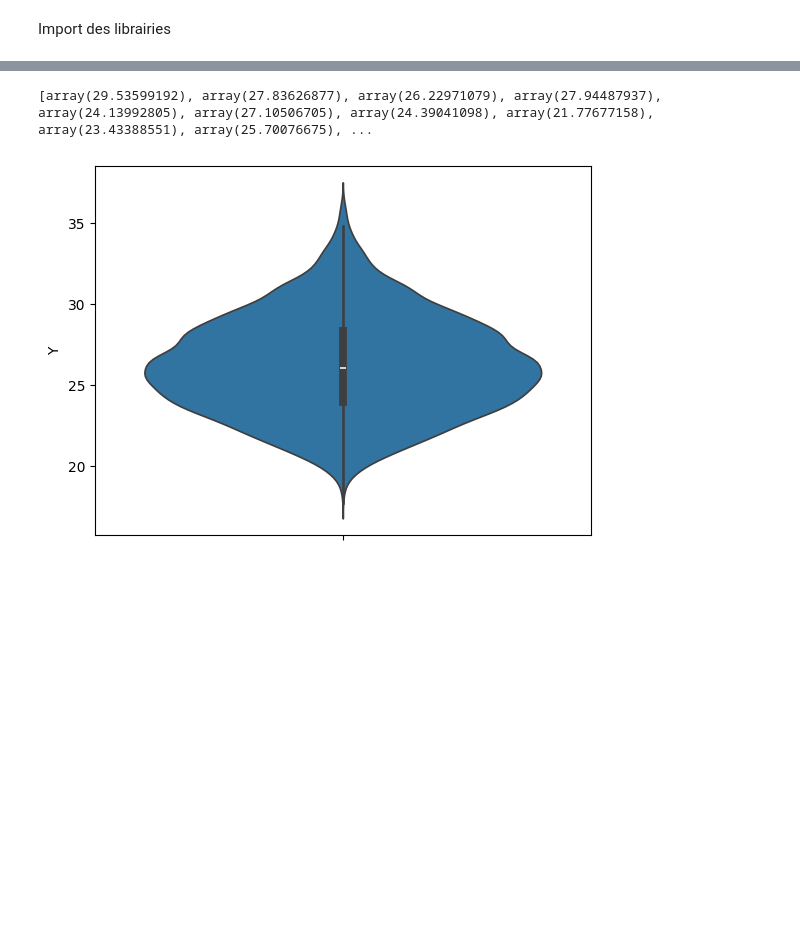
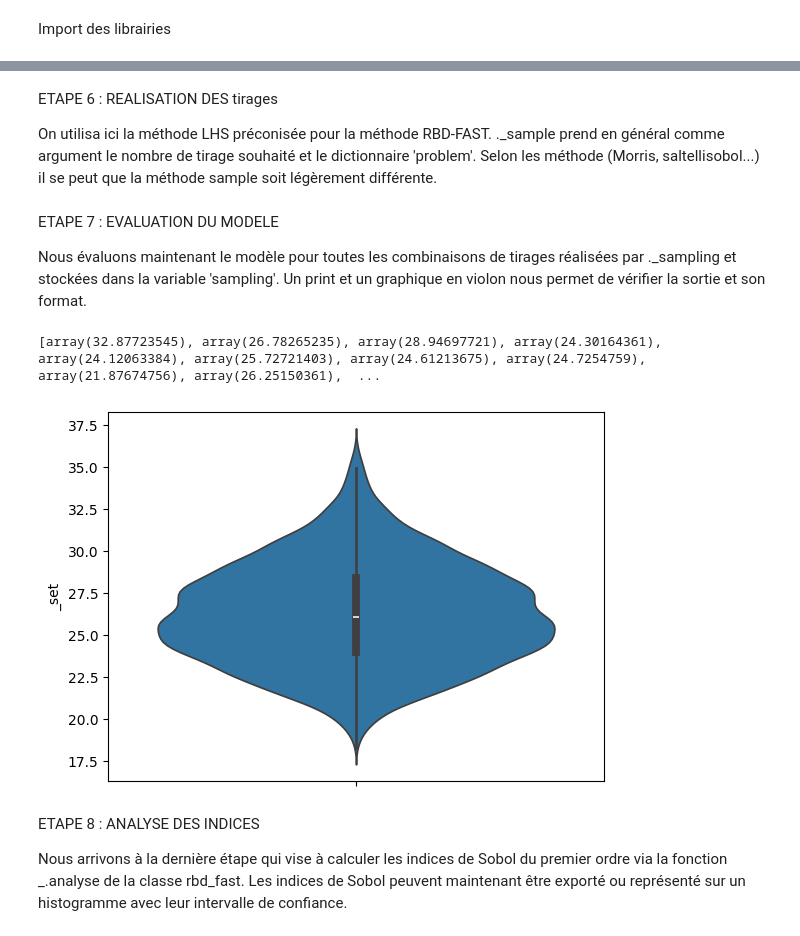
Before and after one commit to Laboratoire-Piment/simurex-atelier-sa, a Jupyter notebook: script_rdbfast/lhs_sobol.ipynb, the cells around one changed output, grey strips where cells are left out. Cells and saved outputs as stored; diff of their text form; code cells hidden in the pictures; blank space fills up the shorter version.

Commit message:
Description des markdown pour simurex

```diff
--- a/script_rdbfast/lhs_sobol.ipynb
+++ b/script_rdbfast/lhs_sobol.ipynb
@@ -47,11 +46,8 @@ def model4sa(tdb,
                         clo=clo,
                         standard="ASHRAE", limit_inputs=False, round=False)
 
-    pts = 0.25 * pythermal['_set'] - 6.03
-    es=1.33
-    l=0.195
-    tsv_se = es * pts
-    tsv_sa = pts/(1+l*pts)
+    pts = 0.25 * pythermal['_set'] - 6.03 # calcul de la predicted thermal sensation, non disponible dans la librairie Pythermalcomfort
+
 
     return {"_set": pythermal['_set'],
                     "et":pythermal['et'],
@@ -64,5 +60,4 @@ def model4sa(tdb,
                     "disc" : pythermal['disc'],
                     "t_sens" : pythermal['t_sens'],
                     'pts' : pts,
-                    'tsv_se':tsv_se,
-                    'tsv_sa':tsv_sa}
+                    }
@@ -69,5 +68,5 @@ def model4sa(tdb,
 # %%
-model_output_names="_set"
+model_output_name="_set"
                     # "et",
                     # "t_core",
                     # "t_skin",
@@ -78,5 +77,3 @@ model_output_names="_set"
                     # "disc",
                     # "t_sens",
                     # 'pts',
-                    # 'tsv_se',
-                    # 'tsv_sa'
@@ -83,11 +88,11 @@ model_output_names="_set"
 # %%
-# Define number of sample for SA, need to be determined after a Si (S1) convergence study
+# Nombre de tirages
 samples=10000
-# Define input variable ranges based on possible model inputs
+# Domaine de variation des paramètres / entrées
 lower_v = 0.01
 upper_v = 2.2
-# lower_met = 0.65
-# upper_met = 1.26
+lower_met = 1.1 #0.65
+upper_met = 1.11  #0.26
 lower_clo = 0.29
 upper_clo = 0.79
 lower_tdb = 25.4
@@ -99,22 +108,28 @@ upper_rh = 90
 # %%
-# Define SA problem (SALIB package)
+
 problem = {
-    'num_vars': 5, # number of variable inputs
-    'names': [ 'tdb','tr','rh','v','clo'], # input names in correct order
+    'num_vars': 6, # nombre de paramètres
+    'names': [ 'tdb', 'tr', 'v', 'rh', 'met', 'clo'], # paramètres / entrées dans le bon ordre
     'bounds': [
         [lower_tdb, upper_tdb],
         [lower_tr, upper_tr],
+        [lower_v, upper_v],
         [lower_rh, upper_rh],
-        [lower_v, upper_v],
+        [lower_met, upper_met],
         [lower_clo, upper_clo]
             ],
     'dist' : ['unif',
               'unif',
               'unif',
               'unif',
+              'unif',
               'unif']
 
         }
+# %% [markdown]
+ETAPE 6 : REALISATION DES tirages
+
+On utilisa ici la méthode LHS préconisée pour la méthode RBD-FAST. ._sample prend en général comme argument le nombre de tirage souhaité et le dictionnaire 'problem'. Selon les méthode (Morris, saltellisobol...) il se peut que la méthode sample soit légèrement différente.
 # %%
 # Generate the parameter samples using SALIB RBDfast recommanded method (Latin Hypercube sampling)
 sampling = latin.sample(problem, samples)
@@ -130,11 +136,28 @@ Y = [model4sa(tdb=params[0],
-# %%
-print(Y)
-Y_df=pd.DataFrame(Y, columns=['Y'])
-# %% [output]
-[array(29.53599192), array(27.83626877), array(26.22971079), array(27.94487937), array(24.13992805), array(27.10506705), array(24.39041098), array(21.77677158), array(23.43388551), array(25.70076675), ...
-# %%
-violin=sns.violinplot(data=Y_df, y=Y['Y'])
-# %% [output]
-[figure, removed]
+# %% [markdown]
+ETAPE 7 : EVALUATION DU MODELE
+
+Nous évaluons maintenant le modèle pour toutes les combinaisons de tirages réalisées par ._sampling et stockées dans la variable 'sampling'.
+Un print et un graphique en violon nous permet de vérifier la sortie et son format.
+# %%
+Y = [model4sa(tdb=params[0],
+                    tr=params[1],
+                    v=params[2],
+                    rh=params[3],
+                    met=params[4],
+                    clo=params[5],
+                    standard="ASHRAE", limit_inputs=False, round=False)[model_output_name] for params in sampling
+                    ]
+
+print(Y)
+Y_df=pd.DataFrame(Y, columns=[model_output_name])
+violin=sns.violinplot(data=Y_df, y=model_output_name)
+# %% [output]
+[array(32.87723545), array(26.78265235), array(28.94697721), array(24.30164361), array(24.12063384), array(25.72721403), array(24.61213675), array(24.7254759), array(21.87674756), array(26.25150361),  ...
+[figure, added]
+# %% [markdown]
+ETAPE 8 : ANALYSE DES INDICES
+
+Nous arrivons à la dernière étape qui vise à calculer les indices de Sobol du premier ordre via la fonction _.analyse de la classe rbd_fast.
+Les indices de Sobol peuvent maintenant être exporté ou représenté sur un histogramme avec leur intervalle de confiance.
 # %%
 Si = rbd_fast.analyze(problem, sampling, np.asarray(Y), print_to_console=False)
```
Also changed, not shown: parts of 13 cells of this notebook.
